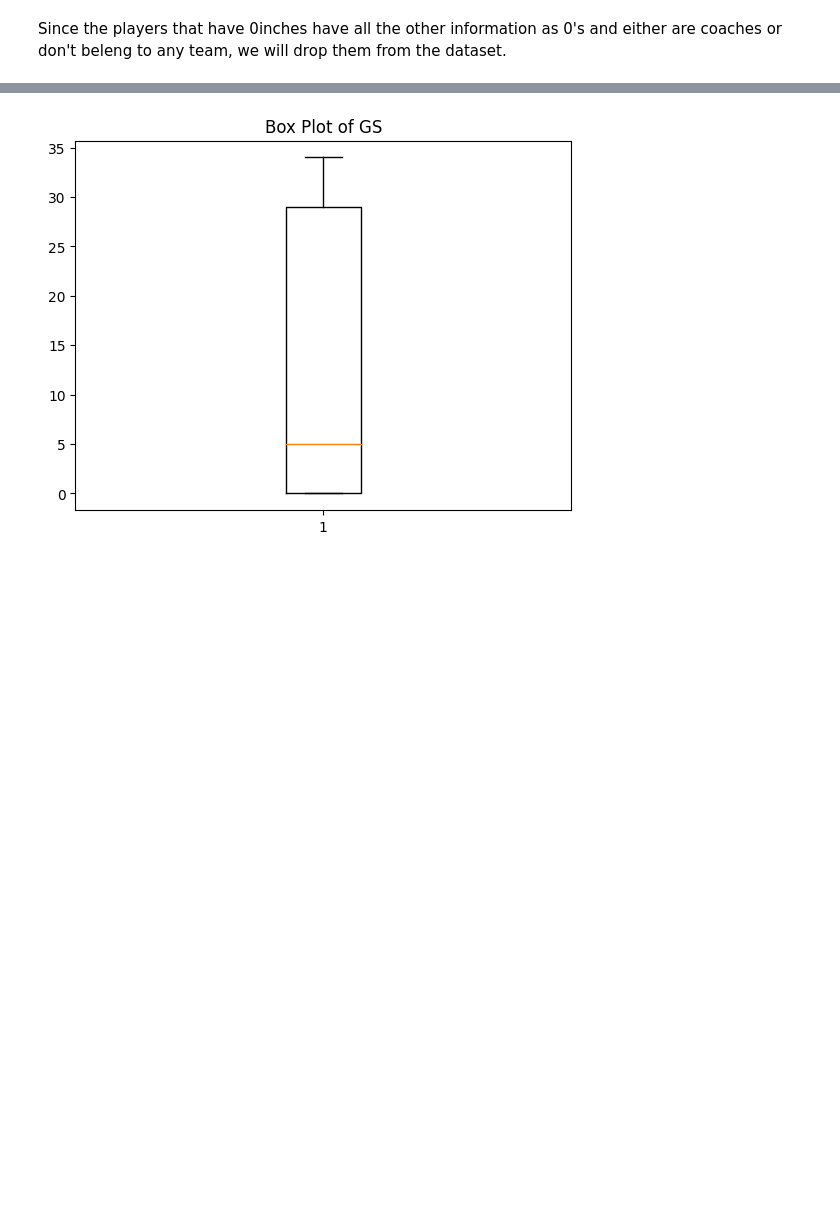
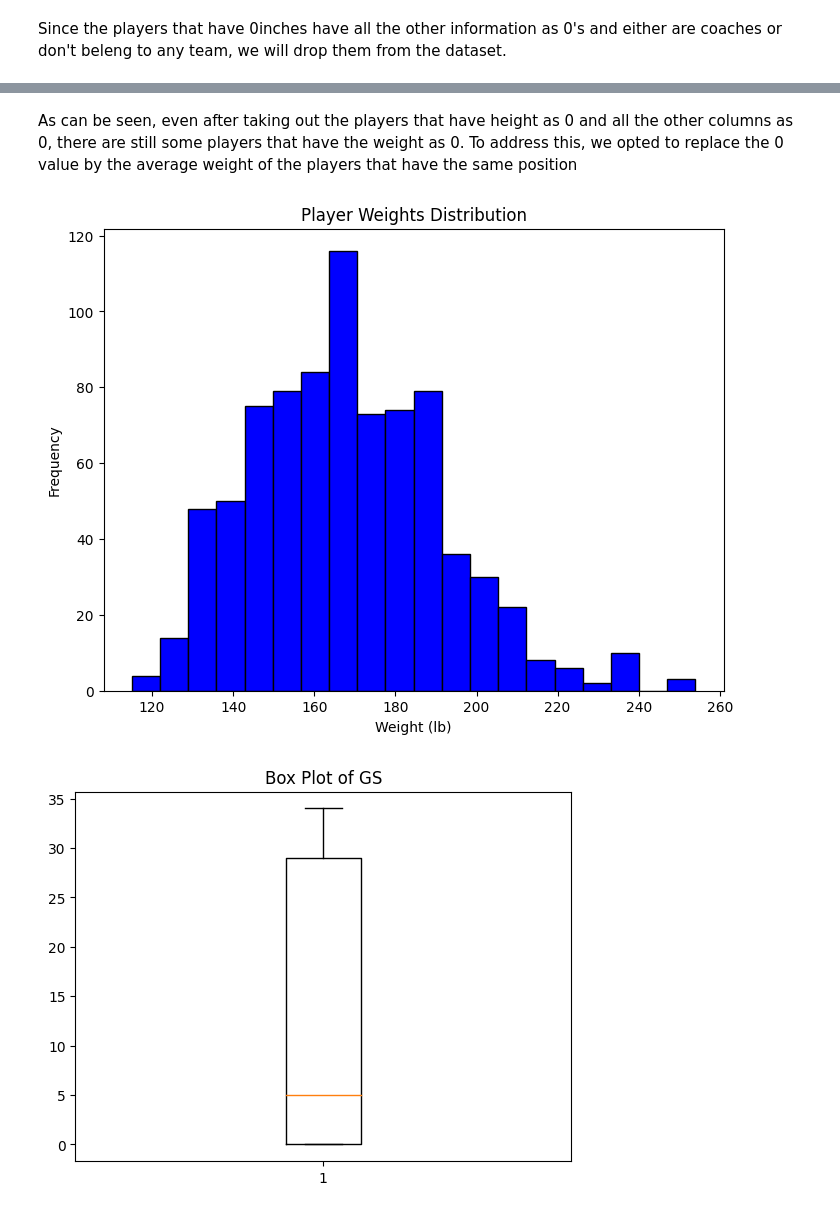
Before and after one commit to Hugo7gomes/FEUP_AC, a Jupyter notebook: firstApproach.ipynb, the cells around one changed output, grey strips where cells are left out. Saved outputs shown, nothing was run; the diff lists cells and outputs as text; code cells hidden in the pictures; blank space fills up the shorter version.

```diff
--- a/firstApproach.ipynb
+++ b/firstApproach.ipynb
@@ -92,3 +104,28 @@ plt.show()
+# %% [markdown]
+As can be seen, even after taking out the players that have height as 0 and all the other columns as 0, there are still some players that have the weight as 0. To address this, we opted to replace the 0 value by the average weight of the players that have the same position
+# %%
+avg_weight_by_position = players_df[players_df['weight'] > 0].groupby('pos')['weight'].mean().reset_index()
+avg_weight_by_position.rename(columns={'weight': 'avg_weight'}, inplace=True)
+
+avg_weight_by_position['avg_weight'] = avg_weight_by_position['avg_weight'].round(2)
+
+players_df = players_df.merge(avg_weight_by_position, on='pos', how='left')
+
+
+players_df.loc[players_df['weight'] == 0, "weight"] = players_df['avg_weight']
+
+
+
+plt.figure(figsize=(8, 6))
+plt.hist(players_df['weight'], bins=20, color='blue', edgecolor='black')
+plt.title('Player Weights Distribution')
+plt.xlabel('Weight (lb)')
+plt.ylabel('Frequency')
+plt.show()
+
+players_df.drop('avg_weight', axis=1, inplace=True)
+# %% [output]
+[figure, added]
 # %%
 plt.boxplot(players_teams_df['GS'])
 plt.title('Box Plot of GS')
```
Also changed, not shown: parts of 5 cells of this notebook, 3 other files.
